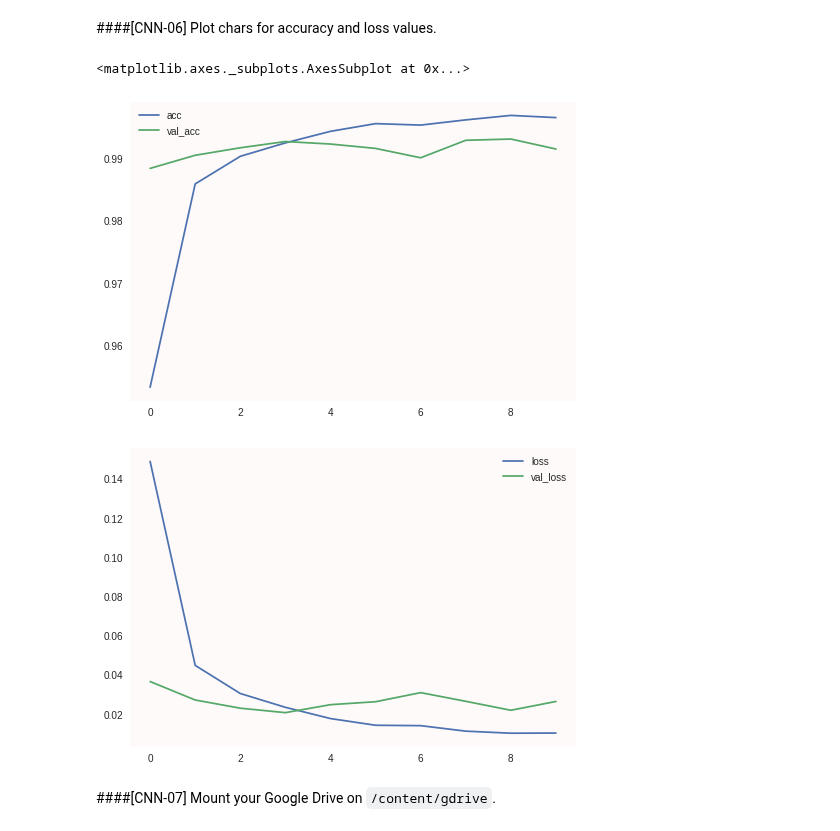
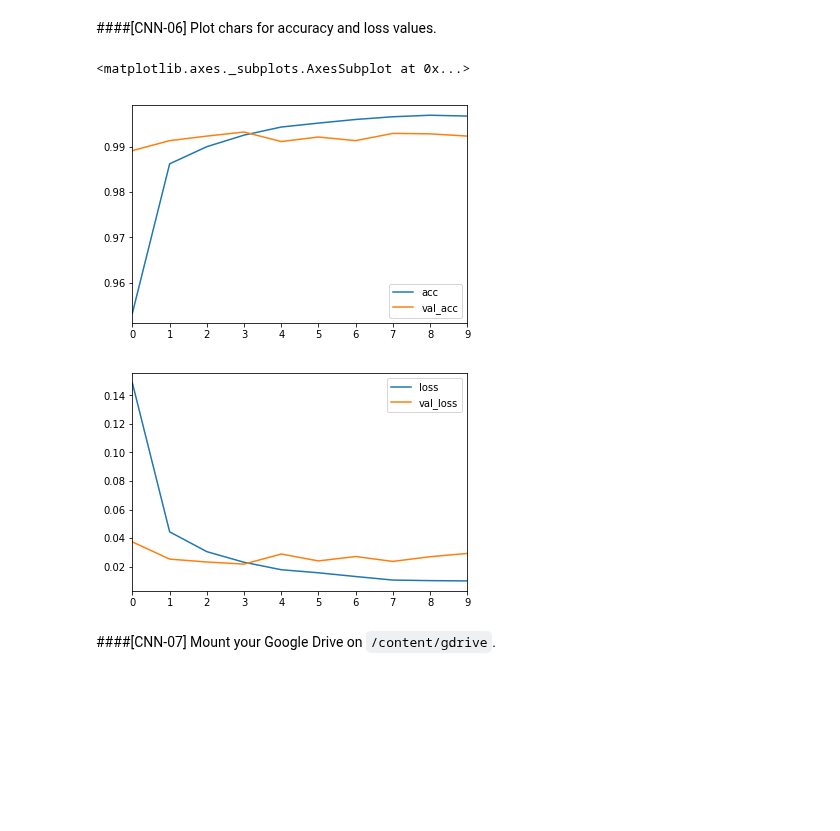
Before and after one commit to enakai00/colab_tfbook, a Jupyter notebook: Chapter05/1. MNIST double layer CNN classification.ipynb, the cells around one changed output. Drawn from its saved outputs; the diff is of its cells as text; code cells hidden in the pictures; blank space fills up the shorter version.

```diff
--- a/Chapter05/1. MNIST double layer CNN classification.ipynb
+++ b/Chapter05/1. MNIST double layer CNN classification.ipynb
@@ -9,8 +9,7 @@ Note: This notebook is desinged to run with Python3 and GPU runtime.
 Import modules and set a random seed.
 # %%
 import numpy as np
-import pandas as pd
-from pandas import DataFrame, Series
+from pandas import DataFrame
 import matplotlib.pyplot as plt
 
 import tensorflow as tf
@@ -22,8 +21,6 @@ from keras.datasets import mnist
 
 np.random.seed(20190220)
 tf.set_random_seed(20190220)
-
-plt.rcParams['axes.facecolor'] = 'snow'
 # %% [output]
 Using TensorFlow backend.
 # %% [markdown]
@@ -116,13 +113,13 @@ Epoch 10/10
 Plot chars for accuracy and loss values.
 # %%
 DataFrame({'acc': history.history['acc'],
-           'val_acc': history.history['val_acc']}).plot(grid=False)
+           'val_acc': history.history['val_acc']}).plot()
 DataFrame({'loss': history.history['loss'],
-           'val_loss': history.history['val_loss']}).plot(grid=False)
+           'val_loss': history.history['val_loss']}).plot()
 # %% [output]
 <matplotlib.axes._subplots.AxesSubplot at 0x...>
-[figure, old version]
+[figure, new version]
-[figure, old version]
+[figure, new version]
 # %% [markdown]
 ####[CNN-07]
 Mount your Google Drive on `/content/gdrive`.
```
Also changed, not shown: parts of 2 cells of this notebook, 6 other files.
